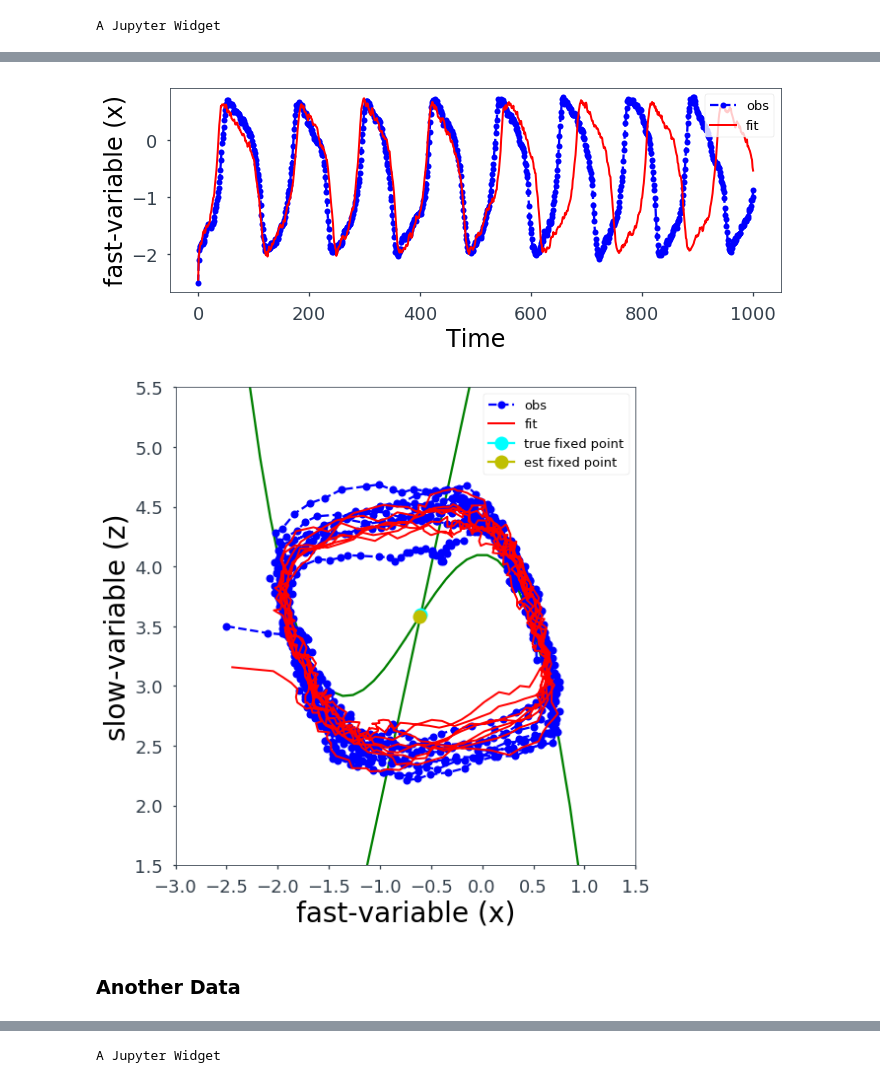
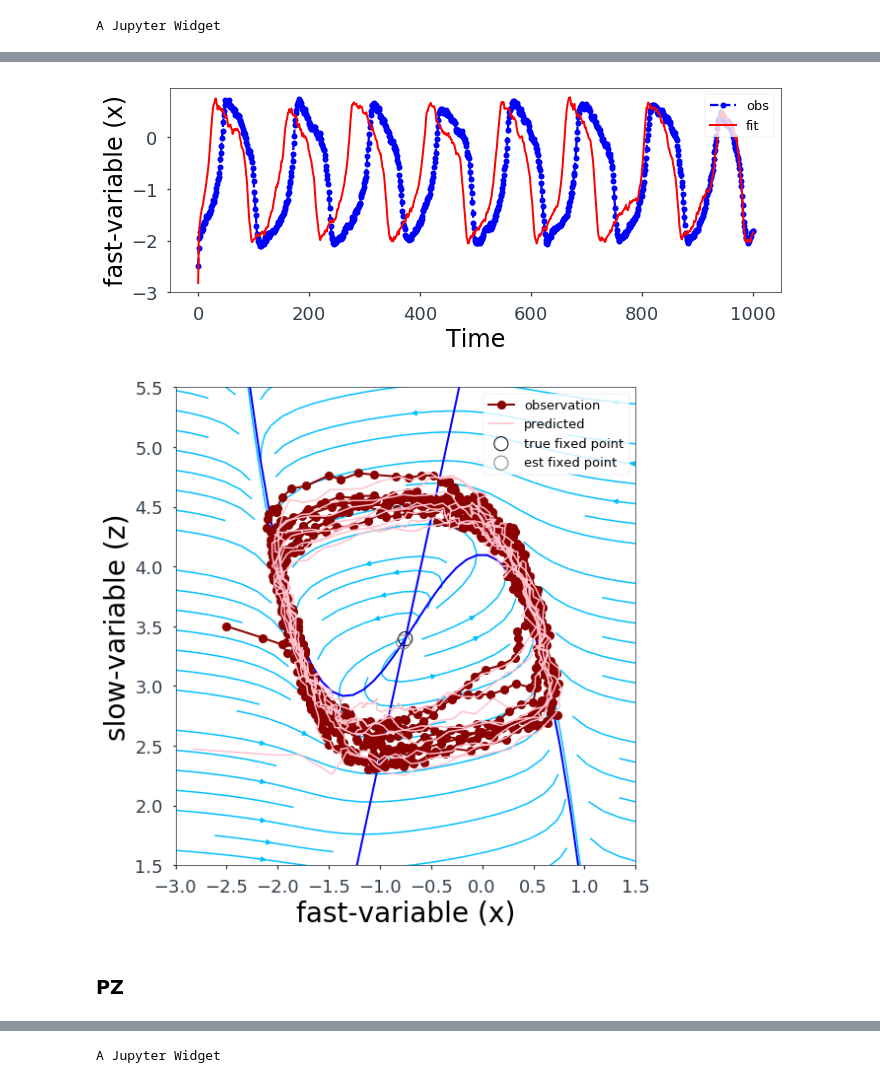
Before and after one commit to ins-amu/BVEP, a Jupyter notebook: SBI/Epileptor2D_sde_sbi_fitstatsummary.ipynb, the cells around one changed output, grey strips where cells are left out. Drawn from its saved outputs; the diff is of its cells as text; code cells hidden in the pictures.

```diff
--- a/SBI/Epileptor2D_sde_sbi_fitstatsummary.ipynb
+++ b/SBI/Epileptor2D_sde_sbi_fitstatsummary.ipynb
@@ -100,8 +93,27 @@ def nullclines(X,Y, eta):
+# %%
+def nullclines(X,Y, tau, eta):
+    I1=3.1
+    dX =  1.0 - X**3 - 2.0*X**2 - Y + I1
+    dY =  4*(X-eta) - Y
+    plt.contour(X, Y, dX, 0, colors='b', linewidths=(2.,))
+    plt.contour(X, Y, dY, 0, colors='b', linewidths=(2.,))
+
+    x = np.r_[-5:5:0.01]
+    z = np.r_[0:10:0.01]
+    xx, zz = np.meshgrid(x,z)
+    dx = np.zeros([len(z),len(x)])
+    dz = np.zeros([len(z),len(x)])
+
+    for ii in range(len(z)):
+        for jj in range(len(x)):
+            dx[ii,jj] = 1 - x[jj]**3 - 2*x[jj]**2 - z[ii] + I1
+            dz[ii,jj] = 1/tau*(4*(x[jj] - eta) - z[ii])
+    plt.streamplot(x,z,dx,dz,density=2.0, color='deepskyblue', linewidth=1.5 , zorder=1)
 # %%
 def root_fuc(roots, eta):
-    xx = empty(1)
-    zz = empty(1)
-    F = empty(2)
+    xx = np.empty(1)
+    zz = np.empty(1)
+    F = np.empty(2)
     xx = roots[0]
     zz = roots[1]
     I1=3.1
@@ -114,6 +126,7 @@ X, Z = mgrid[-5.0:5.0:100j, 0.0:10.0:100j]
 rGuess=array([[-1.,3.]])
 # %%
 eta_true=-1.5
+tau_true=10.
 true_roots = fsolve(root_fuc,rGuess, args=(eta_true,))
 # %%
 plt.figure(figsize=(5, 5))
@@ -323,3 +336,5 @@ true_params = np.array([-1.5, 10., -2.5, 3.5])
+# %%
+true_params = np.array([-1.6, 10., -2.5, 3.5])
 # %%
 y_obs=Epileptor2Dmodel(true_params, constants, sigma, dt, ts)#+sigma*randn(2*ts.shape[0])
 # %%
@@ -422,11 +437,11 @@ plt.xticks(fontsize=18)
 plt.yticks(fontsize=18)
 plt.legend(loc='upper right')
 plt.tight_layout();
-plt.savefig(os.path.join(cwd+'/'+str(Res_dir),"Fitted_obs1.png"), doi=800)
-plt.savefig(os.path.join(cwd+'/'+str(Res_dir),"Fitted_obs1.eps"), doi=800)
+plt.savefig(os.path.join(cwd+'/'+str(Res_dir),"Fitted_obs_ez.png"), doi=800)
+plt.savefig(os.path.join(cwd+'/'+str(Res_dir),"Fitted_obs_ez.eps"), doi=800)
 plt.show()
 # %% [output]
-[figure, old version]
+[figure, new version]
 # %%
 eta_true=true_params[0]
 true_roots = fsolve(root_fuc,rGuess, args=(eta_true,))
@@ -435,25 +450,27 @@ eta_est=np.mean(posterior_samples[:,0])
 est_roots = fsolve(root_fuc,rGuess, args=(eta_est,))
 # %%
 plt.figure(figsize=(8,8))
-plt.plot(x_obs, z_obs, '--o', color='b', markersize=8,  label='obs')
-plt.plot(x_fit, z_fit, '-', color='r', lw=2, markersize=4,  label='fit')
-nullclines(X,Z,  eta_true)
-plt.plot(true_roots[0], true_roots[1] , marker="o", markersize=14, color='cyan', label='true fixed point')
-plt.plot(est_roots[0], est_roots[1] , marker="o", markersize=14, color='y', label='est fixed point')
+plt.plot(x_obs, z_obs, '-o', color='darkred', alpha=1, linewidth=2., zorder=3, label='observation')
+plt.plot(x_fit, z_fit, color='pink', alpha=1, linewidth=1.5, zorder=3,  label='predicted')
+nullclines(X,Z,  tau_true, eta_true)
+#plt.plot(true_roots_ez[0], true_roots_ez[1] , marker="o", markersize=14, color='cyan', label='true fixed point')
+#plt.plot(est_roots_ez[0], est_roots_ez[1] , marker="o", markersize=14, color='y', label='est fixed point')
+plt.scatter(true_roots[0],true_roots[1] , s=200, facecolors='none', edgecolors='k', linewidth=1., zorder=4, label='true fixed point')
+plt.scatter(est_roots[0], est_roots[1] , s=200, facecolors='none', linewidth=1., edgecolors='grey', zorder=5, label='est fixed point')
 plt.xlabel('fast-variable (x)', fontsize=28);
 plt.ylabel('slow-variable (z)', fontsize=28);
 plt.legend(loc='upper right')
 plt.xticks(fontsize=18)
 plt.yticks(fontsize=18)
 plt.axis([-3, 1.5, 1.5, 5.5])
 plt.tight_layout();
-plt.savefig(os.path.join(cwd+'/'+str(Res_dir),"Fitted_phaseplane_obs1.png"), doi=800)
-plt.savefig(os.path.join(cwd+'/'+str(Res_dir),"Fitted_phaseplane_obs1.eps"), doi=800)
+plt.savefig(os.path.join(cwd+'/'+str(Res_dir),"Fitted_phaseplane_obs_ez.png"), doi=800)
+plt.savefig(os.path.join(cwd+'/'+str(Res_dir),"Fitted_phaseplane_obs_ez.eps"), doi=800)
 plt.show()
 # %% [output]
-[figure, old version]
+[figure, new version]
-# %% [markdown]
-### Another Data
+# %% [markdown]
+### PZ
 # %%
 true_params = np.array([-2.1, 10., -2.5, 3.5])
 # %%
```
Also changed, not shown: parts of 42 cells of this notebook, 1 other file.
